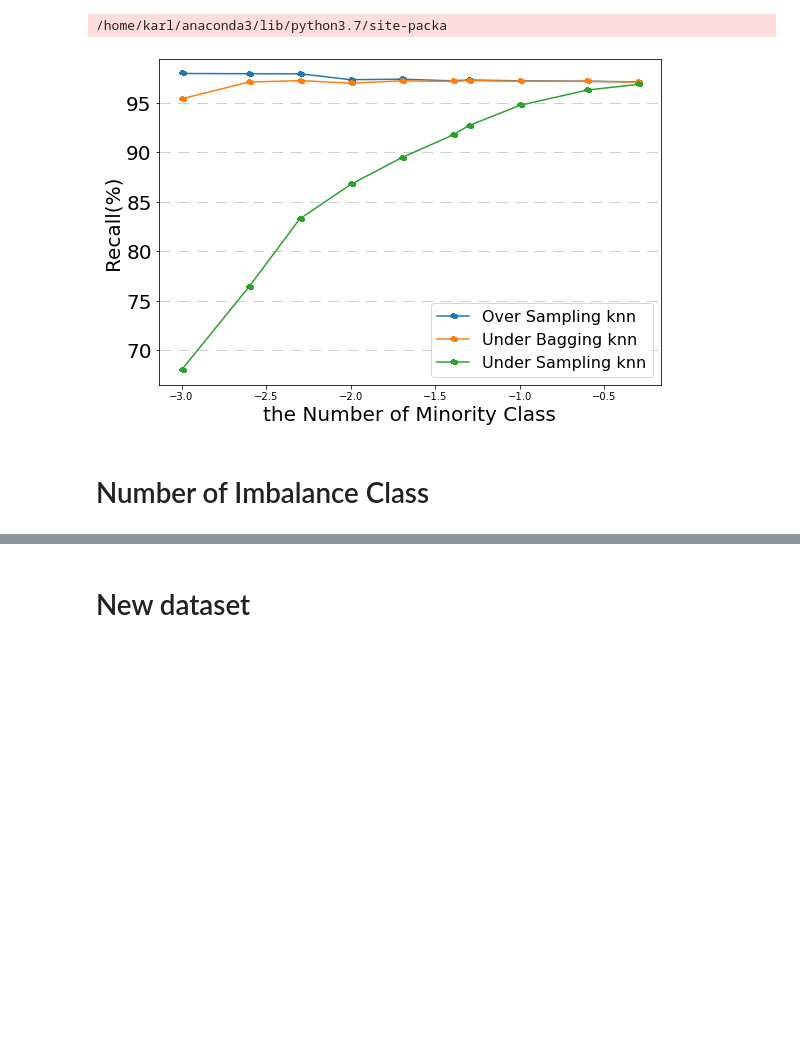
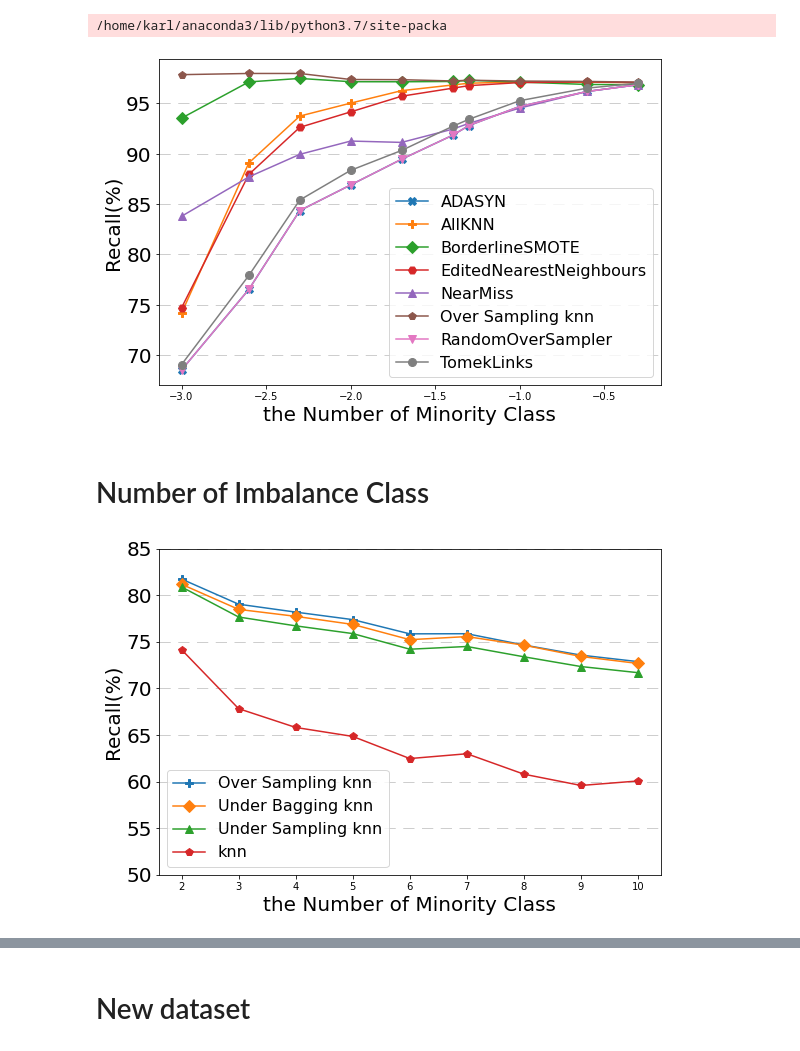
Before and after one commit to Karlmyh/ImbalanceClassification, a Jupyter notebook: plot-Copy1.ipynb, the cells around one changed output, grey strips where cells are left out. Drawn from its saved outputs; the diff is of its cells as text; code cells hidden in the pictures; blank space fills up the shorter version.

```diff
--- a/plot-Copy1.ipynb
+++ b/plot-Copy1.ipynb
@@ -592,15 +603,18 @@ for i in range(repeat_times):
 dt = pd.read_csv("./result/plot_log/log_make_moon_imbalance_ratio.csv", header=None)
 dt.columns = ["method","i", "n_one", "best_am"]
 
+n_zero = 20000
 n_one_seq = np.unique(dt["n_one"])
 best_am_seq = np.unique(dt["best_am"])
 method_seq = np.unique(dt["method"])
 result_recall = dt.groupby(["method","n_one"]).mean()["best_am"]
 
-#marker_seq = ["X", "P", "D", "H", "^", "p", "v", "o", "*", "v"]
+marker_seq = ["X", "P", "D", "H", "^", "p", "v", "o", "*", "v"]
 fig = plt.figure(figsize=(9, 6))
-for method in method_seq:
-    plt.plot([np.log10(n_one/ n_zero) for n_one in n_one_seq], result_recall[method]*100, label="{}".format(method), marker=X, markersize=8)
+for i,method in enumerate(method_seq):
+    if i >7:
+        continue
+    plt.plot([np.log10(n_one/ n_zero) for n_one in n_one_seq], result_recall[method]*100, label="{}".format(method), marker=marker_seq[i], markersize=8)
 #plt.ylim(96.2, 97)
 
 plt.xlabel("the Number of Minority Class", fontsize=20)
@@ -615,10 +629,8 @@ plt.grid(which='major',
          linestyle='--',
          color='0.75',
          dashes=(15, 10))
-
-plt.savefig("./plot/parameter-rho.pdf", bbox_inches='tight')
 # %% [output]
-[figure, old version]
+[figure, new version]
 # %% [markdown]
 # Number of Imbalance Class
 # %%
@@ -668,7 +680,7 @@ for i in range(repeat_times):
             test_size=test_size,
             stratify=y,
             random_state=random_seed)
-
+        '''
         best_am = 0
         for n_neighbors, h in product(n_neighbors_seq, h_seq):
 
@@ -682,12 +694,12 @@ for i in range(repeat_times):
         with open(save_path, 'a') as f:
             f.writelines("{},{},{},{}\n".format("Over Sampling knn",
                 i, n_class, best_am))
-
+        '''
         best_am = 0
         for n_neighbors in n_neighbors_seq:
 
             rus = RandomUnderSampler(random_state=0)
-            X_resampled, y_resampled = rus.fit_resample(X, y)
+            X_resampled, y_resampled = rus.fit_resample(train_X, train_y)
             classifier = KNeighborsClassifier(n_neighbors=n_neighbors)
 
             classifier.fit(X_resampled, y_resampled)
@@ -697,9 +709,9 @@ for i in range(repeat_times):
                 best_am = test_recall
 
         with open(save_path, 'a') as f:
-            f.writelines("{},{},{},{}\n".format("Under Sampling knn",
+            f.writelines("{},{},{},{}\n".format("Under Sampling knn classifier",
                 i, n_class, best_am))
-
+        '''
         best_am = 0
         for n_neighbors, n_estimators in product(n_neighbors_seq, n_estimators_seq):
 
@@ -707,7 +719,7 @@ for i in range(repeat_times):
             classifier = BalancedBaggingClassifier(
                 base_estimator=base_classifier,
                 n_estimators=n_estimators,
-                max_features=1.0,
+                max_features=0.8,
                 bootstrap=False,
                 bootstrap_features=False,
                 sampling_strategy='not minority',
@@ -776,3 +788,51 @@ for i in range(repeat_times):
         with open(save_path, 'a') as f:
             f.writelines("{},{},{},{}\n".format("Baseline",
                 i, n_class, best_am))
+
+
+        '''
+# %%
+dt = pd.read_csv("./result/plot_log/log_make_moon_imbalance_class_number-1.csv", header=None)
+dt.columns = ["method","i", "n_class", "best_am"]
+
+
+i_seq = np.unique(dt["i"])
+n_class_seq = np.unique(dt["n_class"])
+best_am_seq = np.unique(dt["best_am"])
+method_seq = np.unique(dt["method"])
+
+#for i in i_seq:
+#    for n_class in n_class_seq:
+#        pass
+       # dt.loc[(dt["n_class"] ==n_class) & (dt["i"] == i) ,"best_am"] = dt[(dt["n_class"] ==n_class) & (dt["i"] == i) ]["best_am"]/dt[(dt["n_class"] == n_class) & (dt["i"] == i) & (dt["method"] == "Baseline")]["best_am"].item()
+
+result_recall = dt.groupby(["method","n_class"]).mean()["best_am"]
+
+marker_seq = ["X", "P", "D", "H", "^", "p", "v", "o", "*", "v"]
+fig = plt.figure(figsize=(9, 6))
+for i,method in enumerate(method_seq):
+    if method in ["Over Sampling knn", "knn",  "Under Sampling knn classifier", "Under Bagging knn"]:
+        if method == "Under Sampling knn" or method == "Baseline":
+            continue
+        if method == "Under Sampling knn classifier":
+            plt.plot( result_recall[method]*100, label="{}".format("Under Sampling knn"), marker=marker_seq[i], markersize=8)
+        else:
+            plt.plot( result_recall[method]*100, label="{}".format(method), marker=marker_seq[i], markersize=8)
+plt.ylim(50, 85)
+
+plt.xlabel("the Number of Minority Class", fontsize=20)
+plt.ylabel('Recall(%)', fontsize=20)
+# plt.xticks(ticks=np.arange(0, 22, 2), fontsize=20)
+
+plt.yticks(fontsize=20)
+plt.legend(fontsize=16)
+plt.grid(which='major',
+         axis='y',
+         linewidth=0.75,
+         linestyle='--',
+         color='0.75',
+         dashes=(15, 10))
+
+plt.savefig("./plot/parameter-nclass-1-3.pdf", bbox_inches='tight')
+# %% [output]
+[figure, added]
```
Also changed, not shown: parts of 9 cells of this notebook, 45 other files.
